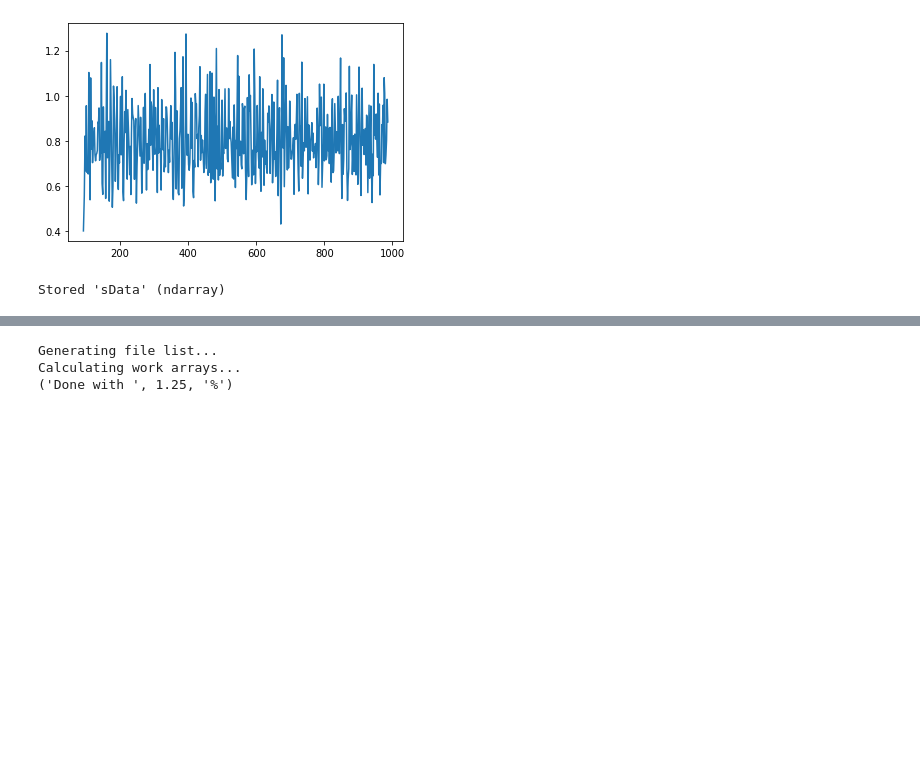
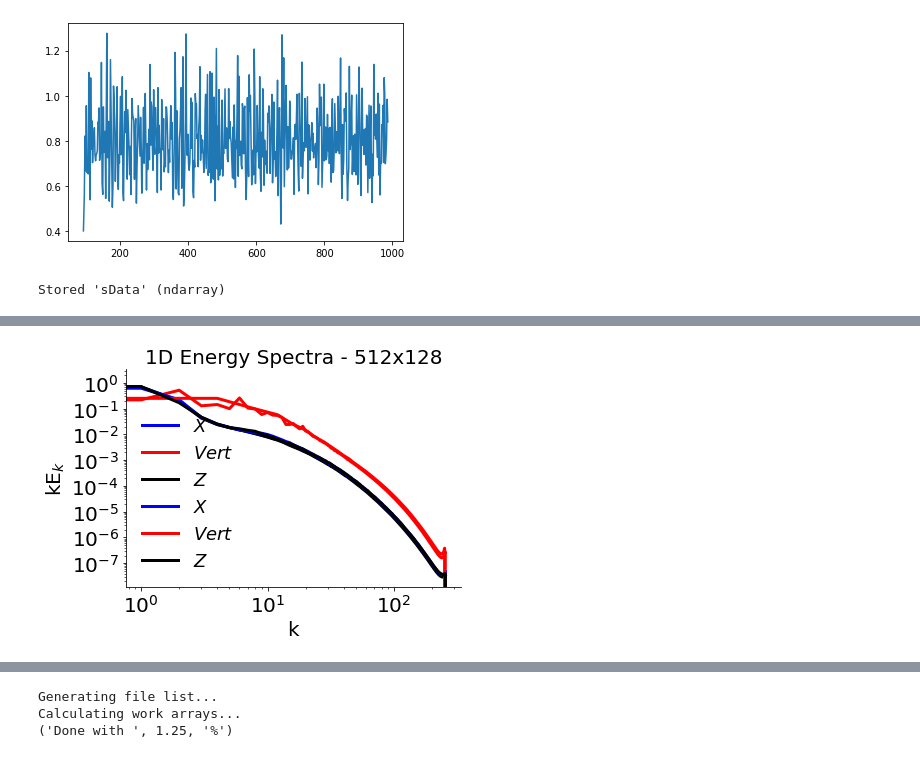
Before and after one commit to jamelvin/stratDNS, a Jupyter notebook: spectra-Jupyter.ipynb, the cells around one changed output, grey strips where cells are left out. Drawn from its saved outputs; the diff is of its cells as text; code cells hidden in the pictures; blank space fills up the shorter version.

```diff
--- a/spectra-Jupyter.ipynb
+++ b/spectra-Jupyter.ipynb
@@ -338,9 +423,0 @@ def spectra(fileList):
-# %%
-#fileList = glob.glob("/Users/blmindell/Desktop/Jeremy/WorkFromHome/stratDNS/N2-12832-Eps084/N2-12832-Eps084/*.h5")
-#fileList1 = glob.glob("/Users/blmindell/Desktop/Jeremy/WorkFromHome/stratDNS/N2-128128-Eps084/*.h5")
-fileList = glob.glob("/Users/blmindell/Desktop/Jeremy/WorkFromHome/stratDNS/N1-12832-Eps084/*.h5")
-fileList1 = glob.glob("/Users/blmindell/Desktop/Jeremy/WorkFromHome/stratDNS/N1-128128-Eps084/*.h5")
-#fileList = glob.glob("/Users/jmelvin/Desktop/WorkFromHome/stratDNS/N2-12832-Eps084/*.h5")
-
-output = spectra(fileList)
-output1 = spectra(fileList1)
@@ -391,0 +573,36 @@ plt.show()
+# %%
+plt.plot(output1[1]['keSpec'].iloc[0:512], label=r'$X$', linestyle="solid", linewidth=3, color='b')
+plt.plot(output1[2]['keSpec'].iloc[0:512], label=r'$Vert$', linestyle="solid", linewidth=3, color='r')
+plt.plot(output1[3]['keSpec'].iloc[0:512], label=r'$Z$', linestyle="solid", linewidth=3, color='k')
+plt.yscale('log')
+plt.xscale('log')
+plt.frame = False
+mpl.rcParams['axes.spines.right'] = False
+mpl.rcParams['axes.spines.top'] = False
+plt.legend(loc="best",fontsize=18,frameon=False)
+plt.xlabel('k', fontsize=20, fontweight='normal')
+plt.ylabel('kE'r'$_{k}$', fontsize=20, fontweight='normal')
+plt.title('1D Energy Spectra - 512x128',fontsize=20)
+plt.xticks(fontsize=20)
+plt.yticks(fontsize=20)
+#plt.xlim([0,10])
+
+plt.plot(outputR1[1]['keSpec'].iloc[0:512], label=r'$X$', linestyle="solid", linewidth=3, color='b')
+plt.plot(outputR1[2]['keSpec'].iloc[0:128]/4, label=r'$Vert$', linestyle="solid", linewidth=3, color='r')
+plt.plot(outputR1[3]['keSpec'].iloc[0:512], label=r'$Z$', linestyle="solid", linewidth=3, color='k')
+plt.yscale('log')
+plt.xscale('log')
+plt.frame = False
+mpl.rcParams['axes.spines.right'] = False
+mpl.rcParams['axes.spines.top'] = False
+plt.legend(loc="best",fontsize=18,frameon=False)
+plt.xlabel('k', fontsize=20, fontweight='normal')
+plt.ylabel('kE'r'$_{k}$', fontsize=20, fontweight='normal')
+plt.title('1D Energy Spectra - 512x128',fontsize=20)
+plt.xticks(fontsize=20)
+plt.yticks(fontsize=20)
+#plt.xlim([0,10])
+
+plt.show()
+# %% [output]
+[figure, added]
```
Also changed, not shown: parts of 62 cells of this notebook, 3 other files.
